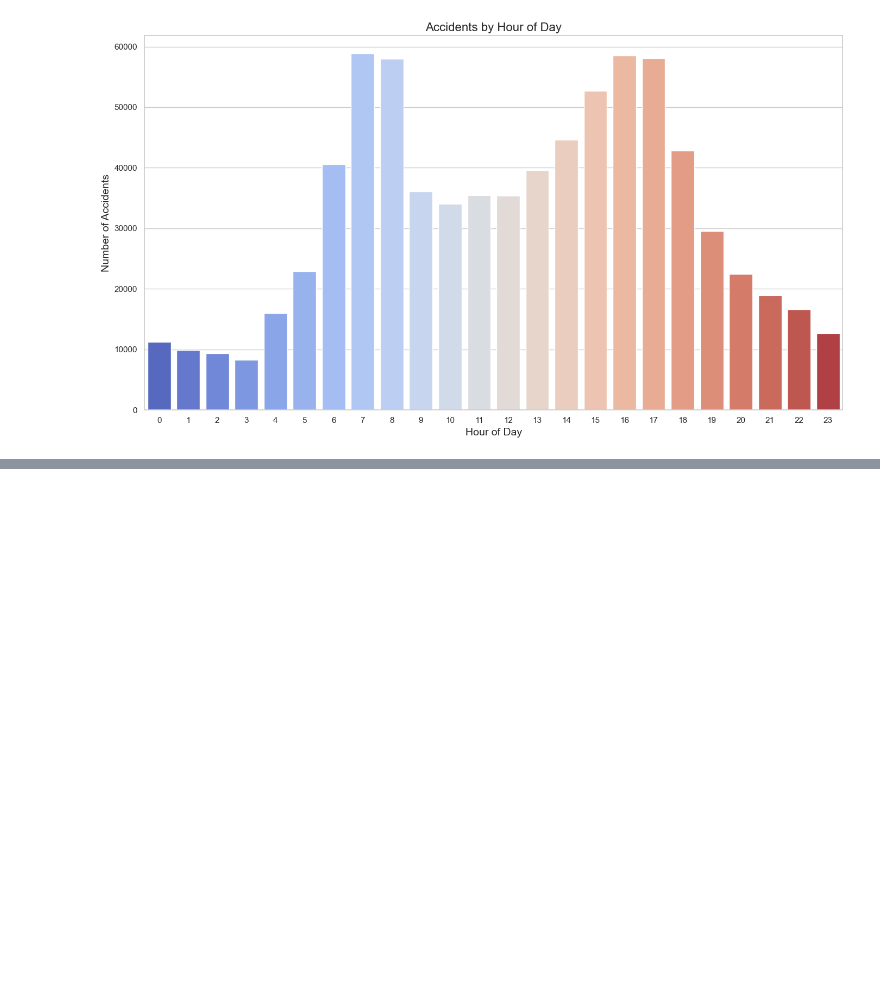
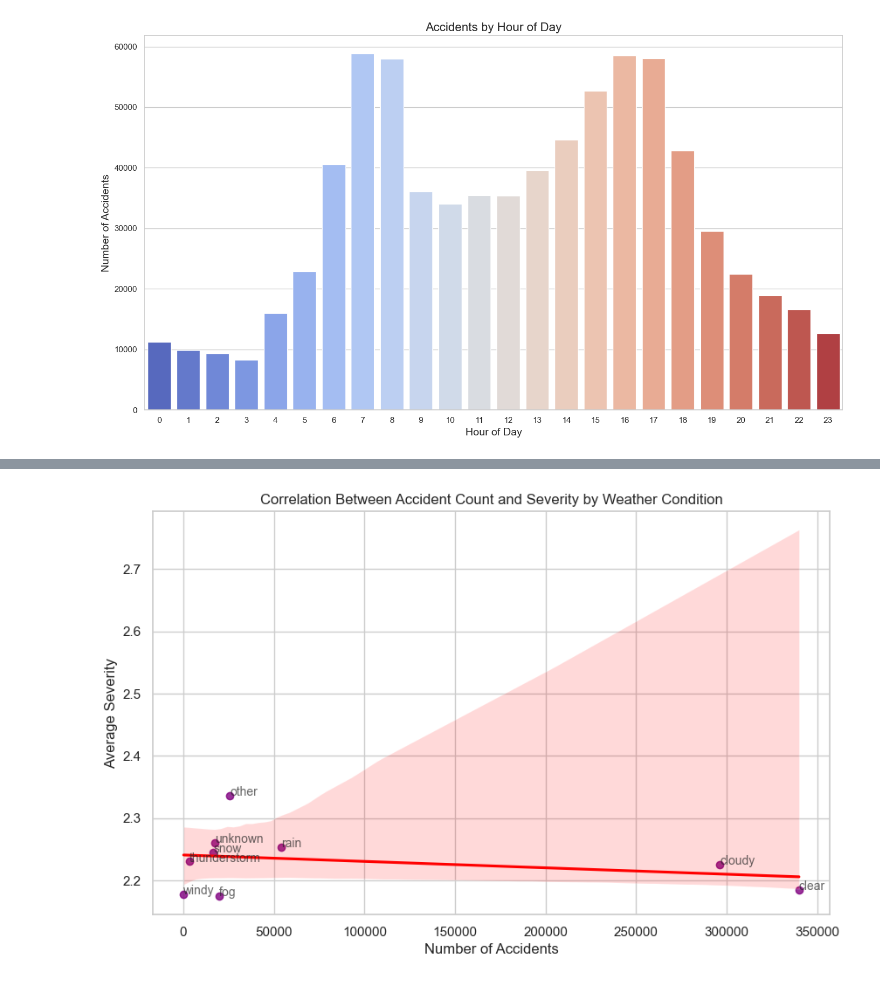
Before and after one commit to adityapatil484/US-Accidents-Visualization_Project, a Jupyter notebook: notebooks/data_visualization.ipynb, the cells around one changed output, grey strips where cells are left out. Drawn from its saved outputs; the diff is of its cells as text; code cells hidden in the pictures; blank space fills up the shorter version.

```diff
--- a/notebooks/data_visualization.ipynb
+++ b/notebooks/data_visualization.ipynb
@@ -195,0 +194,24 @@ if weather_data is not None:
+# %%
+# Create a scatter plot with a trend line to show correlation
+plt.figure(figsize=(10, 6))
+sns.regplot(
+    x=weather_df["Accident_Count"],
+    y=weather_df["Avg_Severity"],
+    scatter=True,
+    color="purple",
+    line_kws={"color": "red"}
+)
+
+# Add labels and title
+plt.xlabel("Number of Accidents")
+plt.ylabel("Average Severity")
+plt.title("Correlation Between Accident Count and Severity by Weather Condition")
+
+# Annotate weather categories
+for i, txt in enumerate(weather_df["Weather_Category"]):
+    plt.annotate(txt, (weather_df["Accident_Count"][i], weather_df["Avg_Severity"][i]), fontsize=10, alpha=0.7)
+
+# Show the plot
+plt.show()
+# %% [output]
+[figure, added]
```
Also changed, not shown: parts of 2 cells of this notebook.
